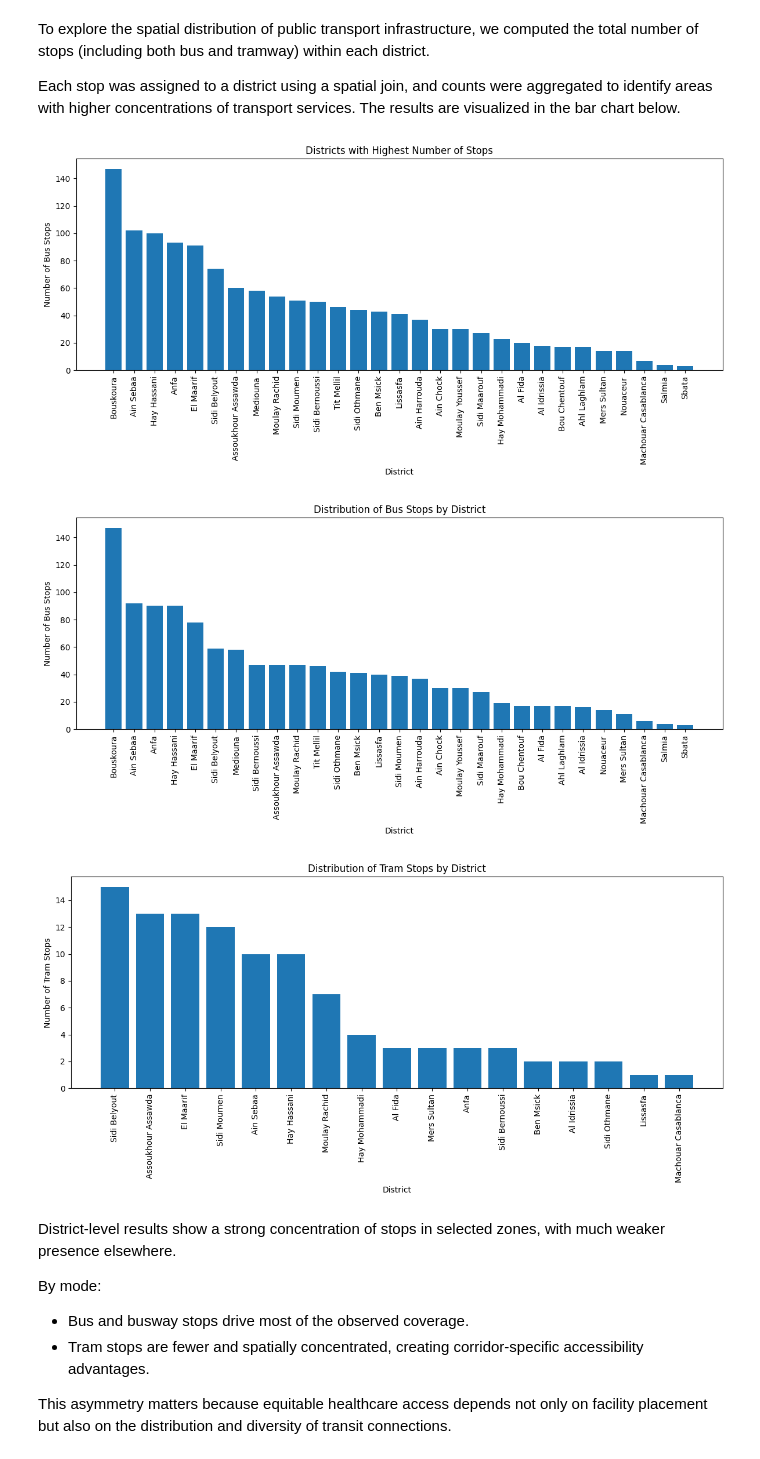
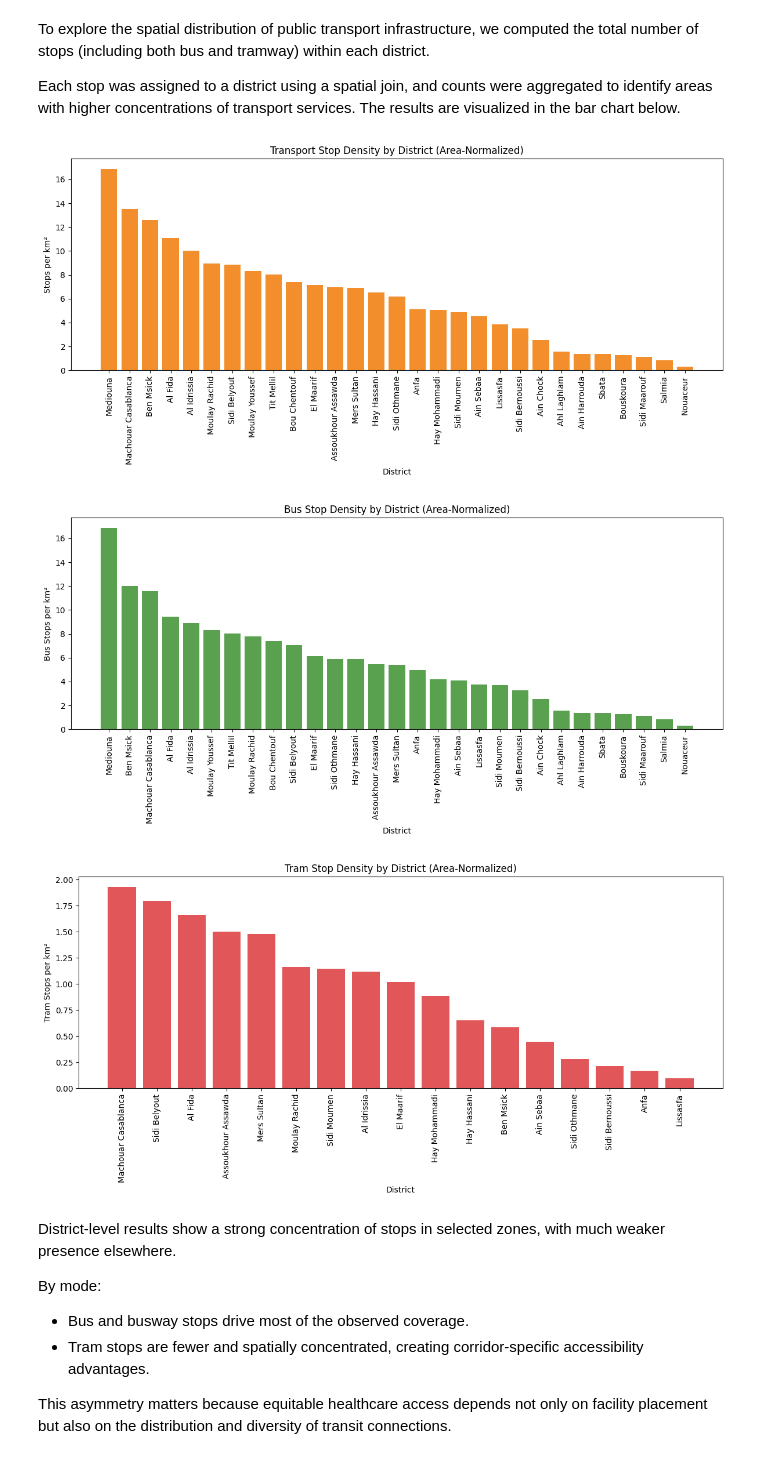
Before and after one commit to afkk25/capstone_repo, a Jupyter notebook: notebooks/03_data_analysis.ipynb, the cells around one changed output. Cells and saved outputs as stored; diff of their text form; code cells hidden in the pictures.

```diff
--- a/notebooks/03_data_analysis.ipynb
+++ b/notebooks/03_data_analysis.ipynb
@@ -391,73 +451,69 @@ To explore the spatial distribution of public transport infrastructure, we compu
 Each stop was assigned to a district using a spatial join, and counts were aggregated to identify areas with higher concentrations of transport services. The results are visualized in the bar chart below.
 # %%
 # Spatial join to assign each stop to a district
-stops_with_districts = gpd.sjoin(stops, districts, how="left", predicate="within")
+stops_with_districts = gpd.sjoin(stops, districts, how='left', predicate='within')
+district_name_col = 'district' if 'district' in districts.columns else 'commune'
 
-# Count stops per district
-stops_count = stops_with_districts.groupby("district").size().reset_index(name="num_stops")
+stops_count = stops_with_districts.groupby(district_name_col).size().reset_index(name='num_stops')
+area_lookup = districts[[district_name_col, 'area_km2']].drop_duplicates()
+stops_count = stops_count.merge(area_lookup, on=district_name_col, how='left')
+stops_count['stops_per_km2'] = stops_count['num_stops'] / stops_count['area_km2'].replace(0, np.nan)
+stops_count = stops_count.sort_values(by='stops_per_km2', ascending=False)
 
-stops_count = stops_count.sort_values(by="num_stops", ascending=False)
 plt.figure(figsize=(12, 6))
-
-plt.bar(stops_count["district"], stops_count["num_stops"])
-
+plt.bar(stops_count[district_name_col], stops_count['stops_per_km2'], color='#F28E2B')
 plt.xticks(rotation=90)
-plt.xlabel("District")
-plt.ylabel("Number of Bus Stops")
-plt.title("Districts with Highest Number of Stops")
-
+plt.xlabel('District')
+plt.ylabel('Stops per km²')
+plt.title('Transport Stop Density by District (Area-Normalized)')
 plt.tight_layout()
 plt.show()
 # %% [output]
-[figure, old version]
+[figure, new version]
 # %%
-bus_stops = stops_with_districts[
-    stops_with_districts["primary_mode"].isin(["casabus", "busway"])
-]
+bus_stops = stops_with_districts[stops_with_districts['primary_mode'].isin(['casabus', 'busway'])]
 
 bus_counts = (
-    bus_stops.groupby("district")
+    bus_stops.groupby(district_name_col)
     .size()
-    .reset_index(name="num_bus_stops")
-    .sort_values(by="num_bus_stops", ascending=False)
+    .reset_index(name='num_bus_stops')
+    .merge(area_lookup, on=district_name_col, how='left')
 )
+bus_counts['bus_stops_per_km2'] = bus_counts['num_bus_stops'] / bus_counts['area_km2'].replace(0, np.nan)
+bus_counts = bus_counts.sort_values(by='bus_stops_per_km2', ascending=False)
 
 plt.figure(figsize=(12, 6))
-plt.bar(bus_counts["district"], bus_counts["num_bus_stops"])
-
+plt.bar(bus_counts[district_name_col], bus_counts['bus_stops_per_km2'], color='#59A14F')
 plt.xticks(rotation=90)
-plt.xlabel("District")
-plt.ylabel("Number of Bus Stops")
-plt.title("Distribution of Bus Stops by District")
-
+plt.xlabel('District')
+plt.ylabel('Bus Stops per km²')
+plt.title('Bus Stop Density by District (Area-Normalized)')
 plt.tight_layout()
 plt.show()
 # %% [output]
-[figure, old version]
+[figure, new version]
 # %%
-tram_stops = stops_with_districts[
-    stops_with_districts["primary_mode"] == "tram"
-]
+tram_stops = stops_with_districts[stops_with_districts['primary_mode'] == 'tram']
 
 tram_counts = (
-    tram_stops.groupby("district")
+    tram_stops.groupby(district_name_col)
     .size()
-    .reset_index(name="num_tram_stops")
-    .sort_values(by="num_tram_stops", ascending=False)
+    .reset_index(name='num_tram_stops')
+    .merge(area_lookup, on=district_name_col, how='left')
 )
+tram_counts['tram_stops_per_km2'] = tram_counts['num_tram_stops'] / tram_counts['area_km2'].replace(0, np.nan)
+tram_counts = tram_counts.sort_values(by='tram_stops_per_km2', ascending=False)
 
 plt.figure(figsize=(12, 6))
-plt.bar(tram_counts["district"], tram_counts["num_tram_stops"])
-
+plt.bar(tram_counts[district_name_col], tram_counts['tram_stops_per_km2'], color='#E15759')
 plt.xticks(rotation=90)
-plt.xlabel("District")
-plt.ylabel("Number of Tram Stops")
-plt.title("Distribution of Tram Stops by District")
-
+plt.xlabel('District')
+plt.ylabel('Tram Stops per km²')
+plt.title('Tram Stop Density by District (Area-Normalized)')
 plt.tight_layout()
 plt.show()
 # %% [output]
-[figure, old version]
+[figure, new version]
 # %% [markdown]
 District-level results show a strong concentration of stops in selected zones, with much weaker presence elsewhere.
 
```
Also changed, not shown: parts of 31 cells of this notebook, 4 other files.
